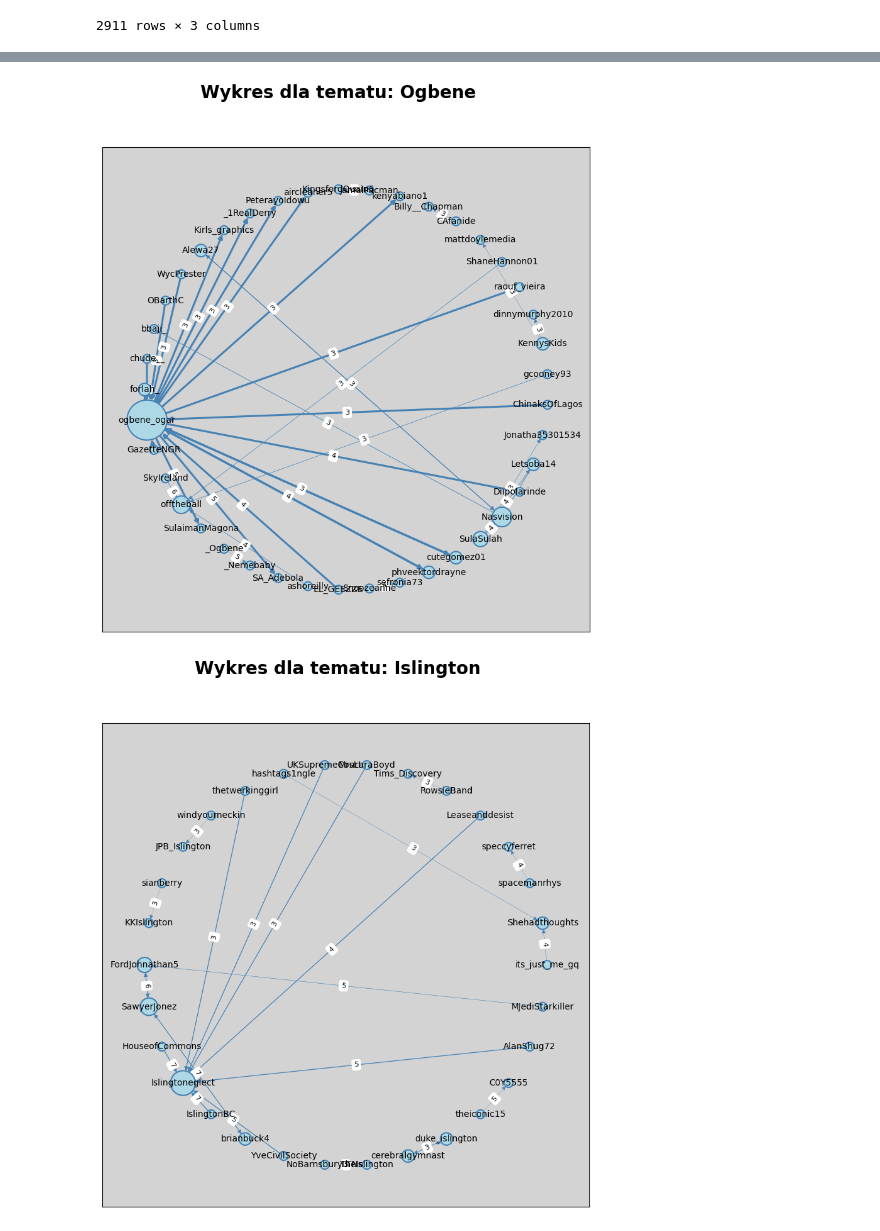
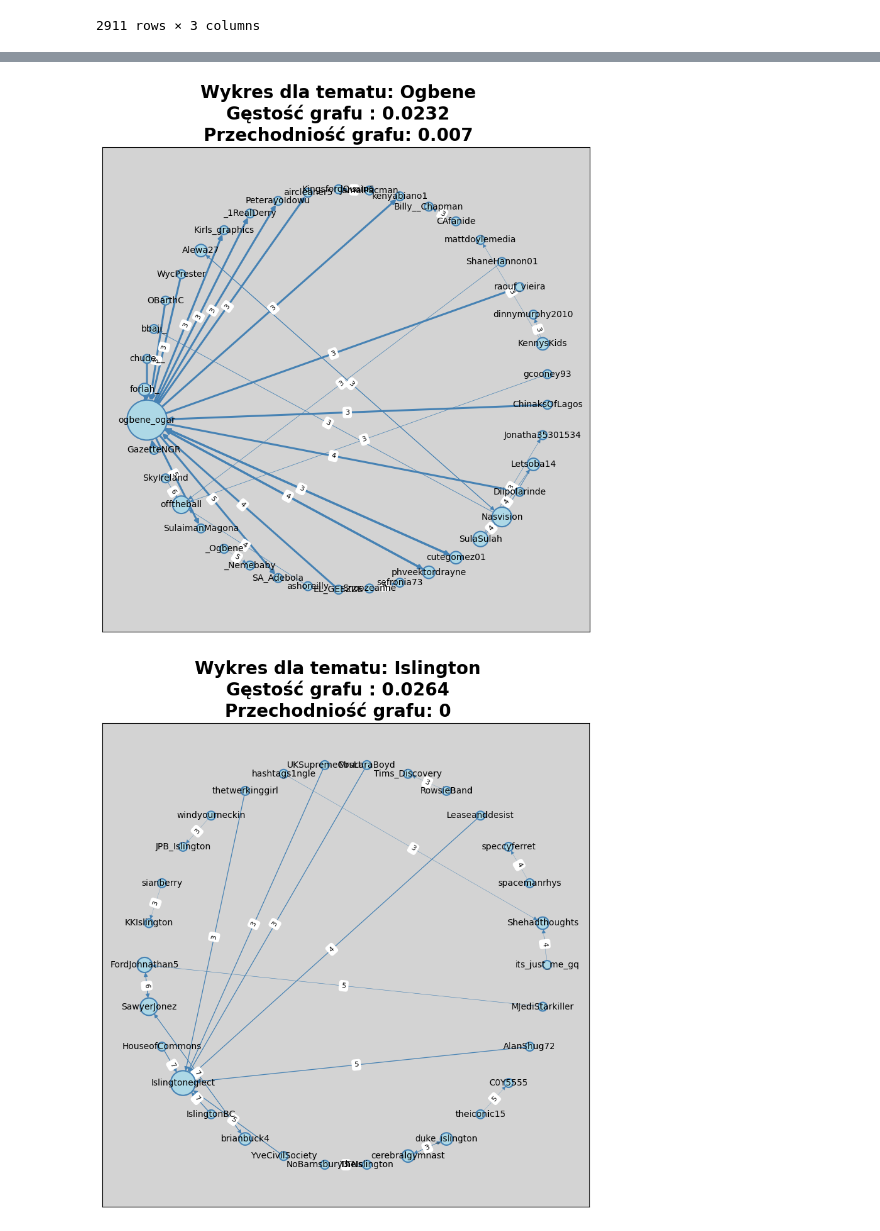
Before and after one commit to M-Kacprowicz/analiza_sieci_spolecznosciowych, a Jupyter notebook: analiza.ipynb, the cells around one changed output, grey strips where cells are left out. Drawn from its saved outputs; the diff is of its cells as text; code cells hidden in the pictures.

```diff
--- a/analiza.ipynb
+++ b/analiza.ipynb
@@ -361,7 +363,7 @@ tokenizer = TweetTokenizer()
 lemmatizer = WordNetLemmatizer()
 
 
-def preprocess(text, emojis=True):
+def preprocess(text, emojis=False):
     if emojis:
         text = emoji.demojize(text, delimiters=("", ""))
     text = re.sub(CLEANING_REGEX, ' ', str(text).lower()).strip()
@@ -416,15 +418,15 @@ import matplotlib.pyplot as plt
 import networkx as nx
 
 for topic in df_first_mentions["topic"].unique():
-    df_cos = df_first_mentions[df_first_mentions["topic"]==topic]
+    df_cos = df_first_mentions[df_first_mentions["topic"] == topic]
     siec = df_cos[["first_mention", "screen_name"]].value_counts().to_frame().reset_index()
     siec = siec.loc[siec[0] >= 2]
-    siec.columns = ["first_mention", "screen_name","wystapienia"]
+    siec.columns = ["first_mention", "screen_name", "wystapienia"]
 
     G = nx.from_pandas_edgelist(siec, "first_mention", "screen_name", edge_attr=True)
     d = dict(G.degree())
     weights = [d[edge[0]] + d[edge[1]] for edge in G.edges()]
-    plt.figure(figsize=(1, 1))
+    plt.figure(figsize=(10, 10))
 
     # Ustawienia estetyczne
     node_color = "lightblue"
@@ -460,51 +462,54 @@ for topic in df_first_mentions["topic"].unique():
 # %%
 
-df_first_mentions = df[df["topic"].isin(["Andy Ogles", "Islington", "Ogbene"])][["first_mention", "screen_name", "topic"]]
+df_first_mentions = df[df["topic"].isin(["Andy Ogles", "Islington", "Ogbene"])][
+    ["first_mention", "screen_name", "topic"]]
 
 for topic in df_first_mentions["topic"].unique():
-    df_cos = df_first_mentions[df_first_mentions["topic"]==topic]
+    df_cos = df_first_mentions[df_first_mentions["topic"] == topic]
     siec = df_cos[["first_mention", "screen_name"]].value_counts().to_frame().reset_index()
     siec = siec.loc[siec[0] >= 3]
-    siec.columns = ["first_mention", "screen_name","wystapienia"]
+    siec.columns = ["first_mention", "screen_name", "wystapienia"]
 
     G = nx.from_pandas_edgelist(siec, "first_mention", "screen_name", edge_attr=True, create_using=nx.DiGraph())
     d = dict(G.degree())
     edge_labels = dict([((u, v,), d['wystapienia']) for u, v, d in G.edges(data=True)])
-    plt.figure(figsize=(10, 10))
     weights = [d[edge[0]] + d[edge[1]] for edge in G.edges()]
 
     # Ustawienia estetyczne
+    plt.figure(figsize=(10, 10))
     node_color = "lightblue"
     node_size = [v * 100 for v in d.values()]
     edge_color = "steelblue"
     font_size = 10
     pos = nx.shell_layout(G)
     edge_width = [w * 0.1 for w in weights]
     nx.draw_networkx(
         G,
         pos=pos,
         node_color=node_color,
         node_size=node_size,
         edge_color=edge_color,
         with_labels=True,
         font_size=font_size,
         arrows=True,
         width=edge_width
 
     )
 
-    plt.suptitle("Wykres dla tematu: " + topic, fontsize=20, fontweight="bold")
+    plt.suptitle(
+        "Wykres dla tematu: " + topic + f"\nGęstość grafu : {round(nx.density(G), 4)}\nPrzechodniość grafu: {round(nx.transitivity(G), 4)}",
+        fontsize=20, fontweight="bold")
 
     # Personalizacja tła
     plt.gca().set_facecolor("lightgray")
     nx.draw_networkx_edge_labels(G, pos=pos, edge_labels=edge_labels, font_size=8)
 
     # Personalizacja krawędzi
     edges = plt.gca().collections[0]
     edges.set_linewidth(1.5)
     edges.set_edgecolor(edge_color)
 
     plt.show()
 # %% [output]
-[figure, old version]
+[figure, new version]
-[figure, old version]
+[figure, new version]
```
Also changed, not shown: parts of 8 cells of this notebook, 2 other files.
